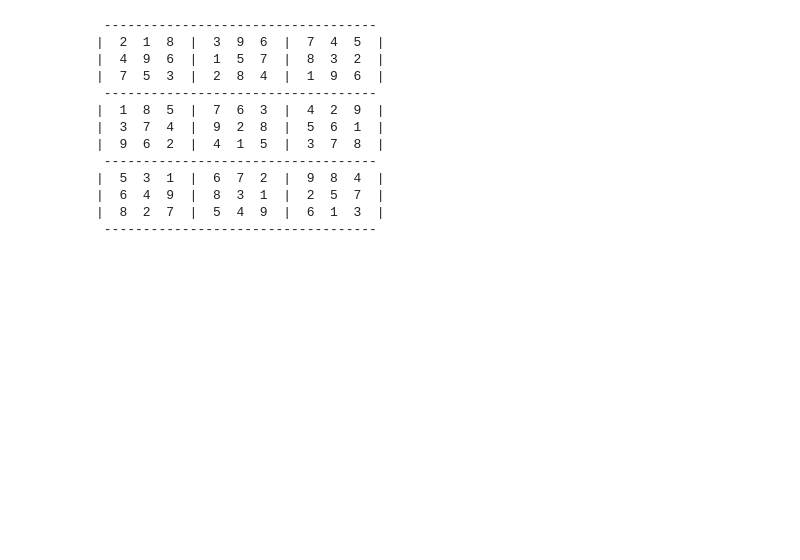
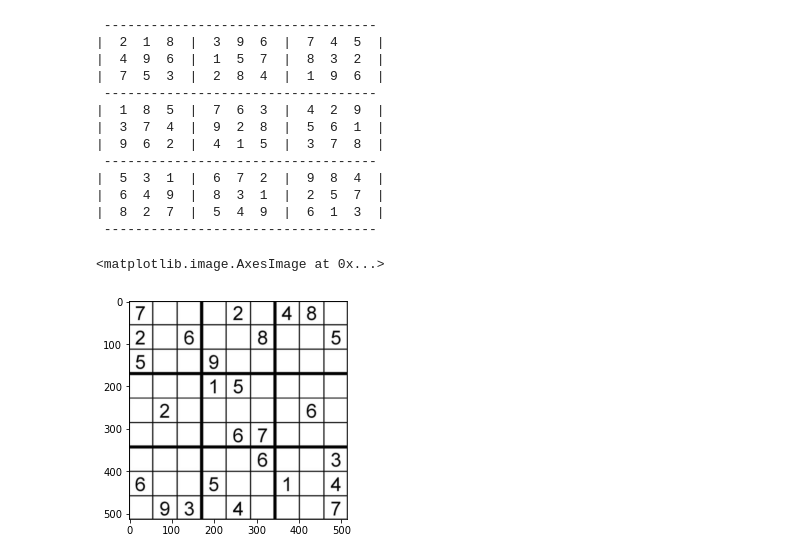
Before and after one commit to sarthag/Sudoku-Solver, a Jupyter notebook: Test Solver.ipynb, the cells around one changed output. Cells and saved outputs as stored; diff of their text form; code cells hidden in the pictures; blank space fills up the shorter version.

```diff
--- a/Test Solver.ipynb
+++ b/Test Solver.ipynb
@@ -9,6 +9,7 @@ img1 = 'Sudoku Images/Sudoku.jpeg'
 img2 = 'Sudoku Images/Sudoku2.jpg'
 img3 = 'Sudoku Images/Sudoku3.jpg'
 img4 = 'Sudoku Images/Sudoku4.jpg'
+img5 = 'Sudoku Images/Sudoku5.jpg'
 # %%
 plt.imshow(extract_sudoku(img1))
 # %% [output]
@@ -97,3 +98,8 @@ print_grid(solved)
 |  6  4  9  |  8  3  1  |  2  5  7  |
 |  8  2  7  |  5  4  9  |  6  1  3  |
  -----------------------------------
+# %%
+plt.imshow(extract_sudoku(img5))
+# %% [output]
+<matplotlib.image.AxesImage at 0x...>
+[figure, added]
```
Also changed, not shown: parts of 1 cell of this notebook.
